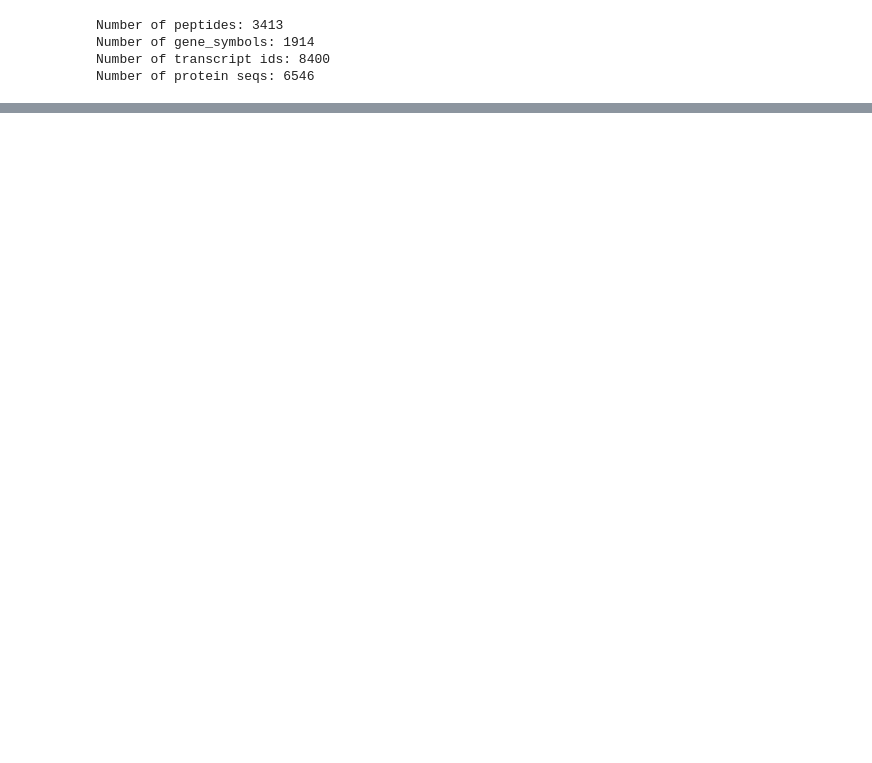
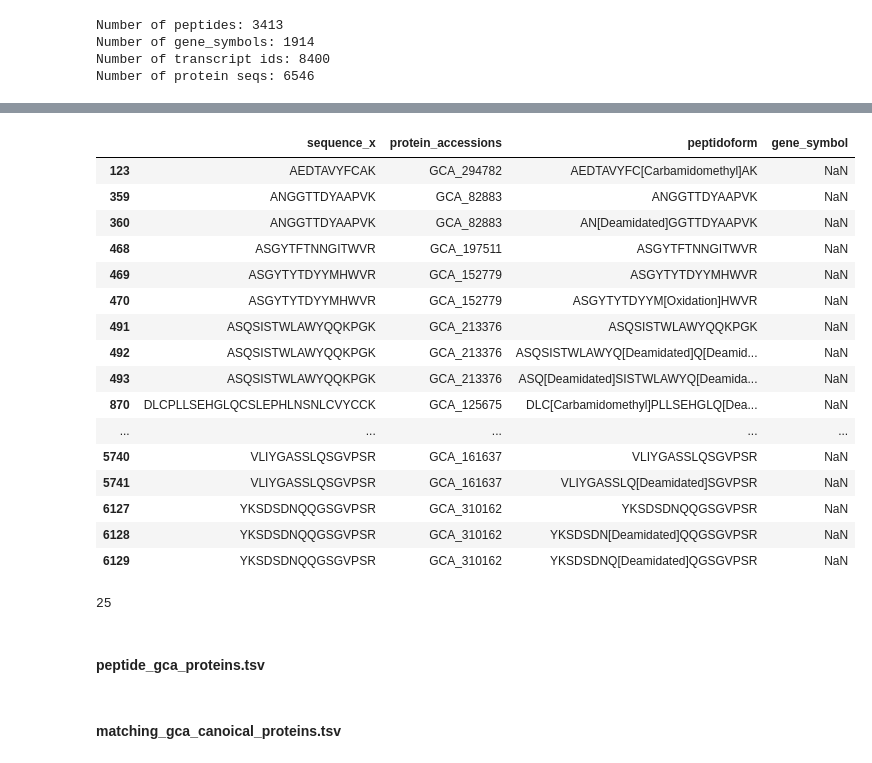
Before and after one commit to bigbio/pgt-pangenome, a Jupyter notebook: blast_with_canonical.ipynb, the cells around one changed output, grey strips where cells are left out. Drawn from its saved outputs; the diff is of its cells as text; code cells hidden in the pictures; blank space fills up the shorter version.

```diff
--- a/blast_with_canonical.ipynb
+++ b/blast_with_canonical.ipynb
@@ -22,5 +23,7 @@ final_pep_gene_symbol
 | 6206 | YWMHFCGGSLIHPQWVLTAAHCLGPDVK | GCA_284206,GCA_284208 | YWM[Oxidation]HFC[Carbamidomethyl... | TPSAB1 |
 | 6207 | YYNAKTEDKVR | GCA_154212 | YYN[Deamidated]AKTEDKVR | CASP4 |
 6208 rows × 4 columns
+# %%
+all_res_peps = set(final_pep_gene_symbol["sequence_x"])
 # %%
 gene_symbol_proteins = {}
@@ -255,0 +282,2 @@ Number of protein seqs: 6546
+# %%
+fail_peps = all_res_peps - all_peptide
@@ -255,0 +288,3 @@ Number of protein seqs: 6546
+# %%
+df_fail_peps = final_pep_gene_symbol[final_pep_gene_symbol["sequence_x"].isin(fail_peps)]
+df_fail_peps
@@ -255,0 +305,25 @@ Number of protein seqs: 6546
+# %%
+df_fail_peps_no_gene_symbol = df_fail_peps[df_fail_peps["gene_symbol"].isna()]
+df_fail_peps_no_gene_symbol
+# %% [output]
+|  | sequence_x | protein_accessions | peptidoform | gene_symbol |
+| 123 | AEDTAVYFCAK | GCA_294782 | AEDTAVYFC[Carbamidomethyl]AK | NaN |
+| 359 | ANGGTTDYAAPVK | GCA_82883 | ANGGTTDYAAPVK | NaN |
+| 360 | ANGGTTDYAAPVK | GCA_82883 | AN[Deamidated]GGTTDYAAPVK | NaN |
+| 468 | ASGYTFTNNGITWVR | GCA_197511 | ASGYTFTNNGITWVR | NaN |
+| 469 | ASGYTYTDYYMHWVR | GCA_152779 | ASGYTYTDYYMHWVR | NaN |
+| 470 | ASGYTYTDYYMHWVR | GCA_152779 | ASGYTYTDYYM[Oxidation]HWVR | NaN |
+| 491 | ASQSISTWLAWYQQKPGK | GCA_213376 | ASQSISTWLAWYQQKPGK | NaN |
+| 492 | ASQSISTWLAWYQQKPGK | GCA_213376 | ASQSISTWLAWYQ[Deamidated]Q[Deamid... | NaN |
+| 493 | ASQSISTWLAWYQQKPGK | GCA_213376 | ASQ[Deamidated]SISTWLAWYQ[Deamida... | NaN |
+| 870 | DLCPLLSEHGLQCSLEPHLNSNLCVYCCK | GCA_125675 | DLC[Carbamidomethyl]PLLSEHGLQ[Dea... | NaN |
+| ... | ... | ... | ... | ... |
+| 5740 | VLIYGASSLQSGVPSR | GCA_161637 | VLIYGASSLQSGVPSR | NaN |
+| 5741 | VLIYGASSLQSGVPSR | GCA_161637 | VLIYGASSLQ[Deamidated]SGVPSR | NaN |
+| 6127 | YKSDSDNQQGSGVPSR | GCA_310162 | YKSDSDNQQGSGVPSR | NaN |
+| 6128 | YKSDSDNQQGSGVPSR | GCA_310162 | YKSDSDN[Deamidated]QQGSGVPSR | NaN |
+| 6129 | YKSDSDNQQGSGVPSR | GCA_310162 | YKSDSDNQ[Deamidated]QGSGVPSR | NaN |
+# %%
+len(set(df_fail_peps_no_gene_symbol["sequence_x"]))
+# %% [output]
+25
@@ -255,0 +441,2 @@ Number of protein seqs: 6546
+# %% [markdown]
+#### peptide_gca_proteins.tsv
@@ -255,0 +456,2 @@ Number of protein seqs: 6546
+# %% [markdown]
+#### matching_gca_canoical_proteins.tsv
```
Also changed, not shown: parts of 42 cells of this notebook, 6 other files.
